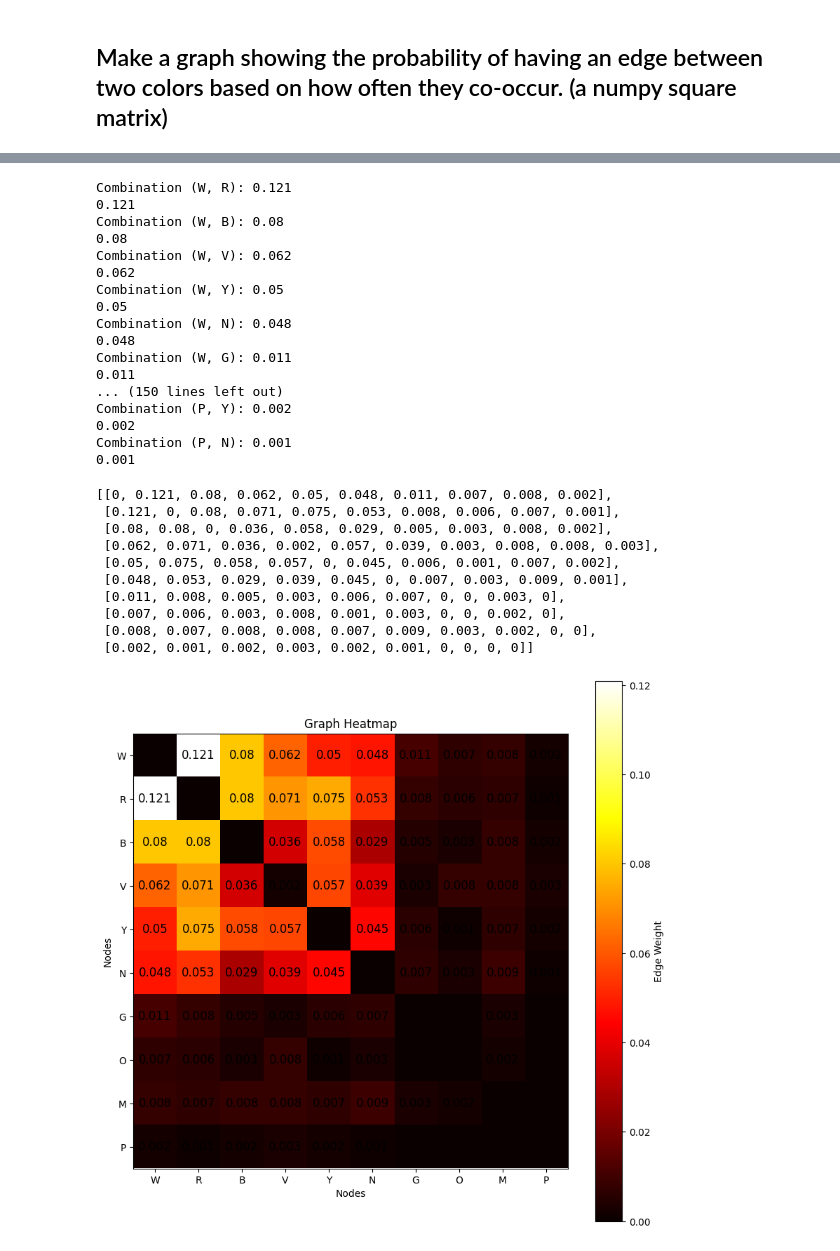
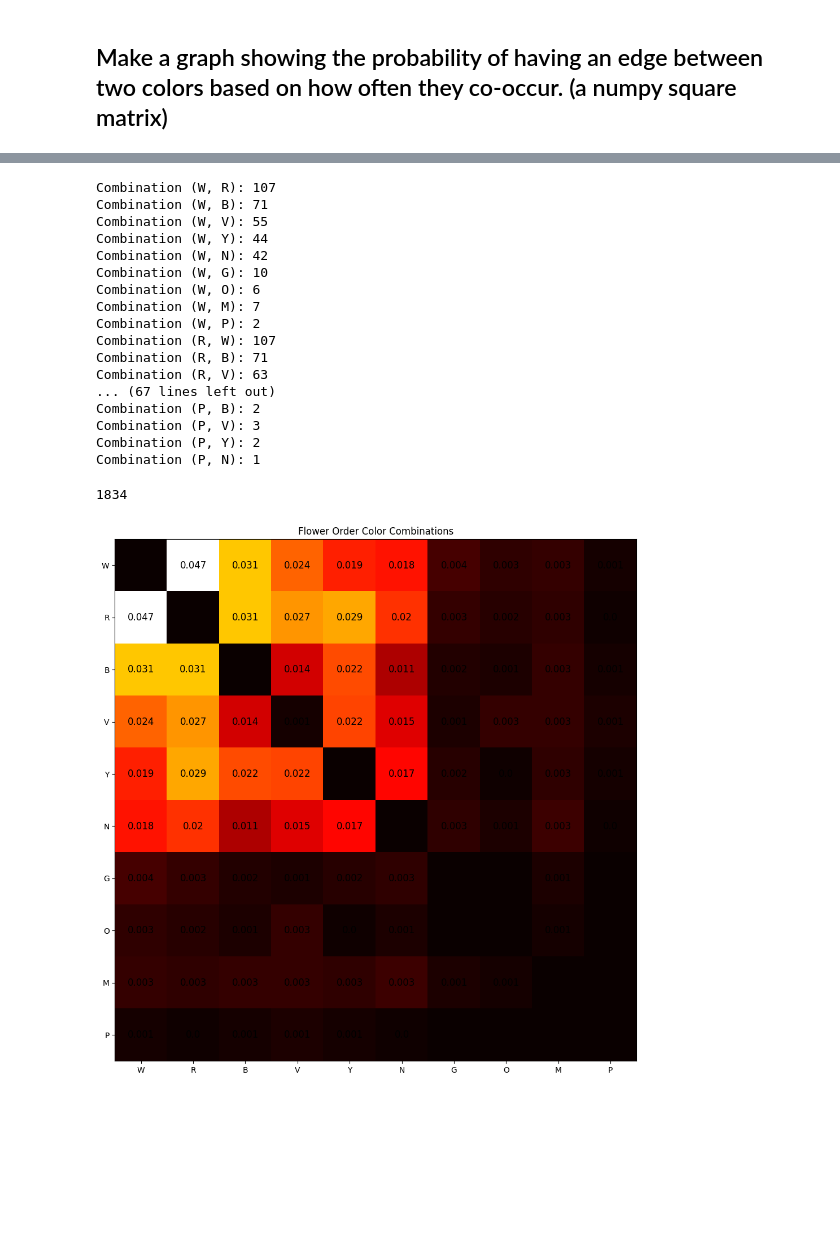
Before and after one commit to KendallScott/ML2, a Jupyter notebook: Scott_Kendall_HW1.ipynb, the cells around one changed output, grey strips where cells are left out. Drawn from its saved outputs; the diff is of its cells as text; code cells hidden in the pictures; blank space fills up the shorter version.

```diff
--- a/Scott_Kendall_HW1.ipynb
+++ b/Scott_Kendall_HW1.ipynb
@@ -504,3 +657,12 @@ for x in flower_orders:
 print(Counter(list(pairs)))
 # %% [output]
 Counter({('W', 'R', 'B'): 58, ('W', 'B', 'R'): 58, ('R', 'W', 'B'): 58, ('R', 'B', 'W'): 58, ('B', 'W', 'R'): 58, ('B', 'R', 'W'): 58, ('W', 'R', 'V'): 42, ('W', 'V', 'R'): 42, ('R', 'W', 'V'): 42, (' ...
+# %%
+count_to_dict = Counter(list(pairs))
+count_to_dict
+
+for x in count_to_dict:
+    key = x
+    value = count_to_dict[key]
+    print(key)
+    print(value)
@@ -566,73 +743,60 @@ for order in flower_orders:
         color1, color2 = pair
         index1, index2 = color_index[color1], color_index[color2]
         color_matrix[index1][index2] += 1
-divide_by = (len(pairs)*len(pairs))/2
 
 # Print the color matrix for each combination of colors
 for i in range(matrix_size):
     for j in range(matrix_size):
       if color_matrix[i][j]:
-        color_matrix[i][j] =np.round(color_matrix[i][j]/divide_by, 3)
+        color_matrix[i][j] =color_matrix[i][j]
+        color_matrix = np.array(color_matrix)
         print(f"Combination ({color_codes[i]}, {color_codes[j]}): {color_matrix[i][j]}")
 # %% [output]
-Combination (W, R): 0.121
-0.121
-Combination (W, B): 0.08
-0.08
-Combination (W, V): 0.062
-0.062
-Combination (W, Y): 0.05
-0.05
-Combination (W, N): 0.048
-0.048
-Combination (W, G): 0.011
-0.011
-... (150 lines left out)
-Combination (P, Y): 0.002
-0.002
-Combination (P, N): 0.001
-0.001
+Combination (W, R): 107
+Combination (W, B): 71
+Combination (W, V): 55
+Combination (W, Y): 44
+Combination (W, N): 42
+Combination (W, G): 10
+Combination (W, O): 6
+Combination (W, M): 7
+Combination (W, P): 2
+Combination (R, W): 107
+Combination (R, B): 71
+Combination (R, V): 63
+... (67 lines left out)
+Combination (P, B): 2
+Combination (P, V): 3
+Combination (P, Y): 2
+Combination (P, N): 1
-# %%
-color_matrix
-# %% [output]
-[[0, 0.121, 0.08, 0.062, 0.05, 0.048, 0.011, 0.007, 0.008, 0.002],
- [0.121, 0, 0.08, 0.071, 0.075, 0.053, 0.008, 0.006, 0.007, 0.001],
- [0.08, 0.08, 0, 0.036, 0.058, 0.029, 0.005, 0.003, 0.008, 0.002],
- [0.062, 0.071, 0.036, 0.002, 0.057, 0.039, 0.003, 0.008, 0.008, 0.003],
- [0.05, 0.075, 0.058, 0.057, 0, 0.045, 0.006, 0.001, 0.007, 0.002],
- [0.048, 0.053, 0.029, 0.039, 0.045, 0, 0.007, 0.003, 0.009, 0.001],
- [0.011, 0.008, 0.005, 0.003, 0.006, 0.007, 0, 0, 0.003, 0],
- [0.007, 0.006, 0.003, 0.008, 0.001, 0.003, 0, 0, 0.002, 0],
- [0.008, 0.007, 0.008, 0.008, 0.007, 0.009, 0.003, 0.002, 0, 0],
- [0.002, 0.001, 0.002, 0.003, 0.002, 0.001, 0, 0, 0, 0]]
+# %%
+sum(sum(color_matrix))
+divide_by = 1834
+# %% [output]
+1834
 # %%
 # Create labels for rows and columns
 row_labels = color_codes
 col_labels = color_codes
 # Create a heatmap
-plt.figure(figsize = (10,10))
+plt.figure(figsize = (12,12))
 
 plt.imshow(color_matrix, cmap='hot', interpolation='nearest', origin='upper')
 
 # Add labels to nodes
 n = len(color_matrix)
 for i in range(n):
     for j in range(n):
         if color_matrix[i][j]:
-            plt.text(j, i, str(color_matrix[i][j]), va='center', ha='center', color='black', fontsize=12)
+            plt.text(j, i, str(np.round(color_matrix[i][j]/divide_by, 3)), va='center', ha='center', color='black', fontsize=12)
 
 # Add row and column labels
 plt.xticks(range(n), col_labels)
 plt.yticks(range(n), row_labels)
 
-# Add colorbar
-cbar = plt.colorbar()
-cbar.set_label('Edge Weight')
+# Show the heatmap
+plt.title('Flower Order Color Combinations')
 
-# Show the heatmap
-plt.title('Graph Heatmap')
-plt.xlabel('Nodes')
-plt.ylabel('Nodes')
 plt.show()
 # %% [output]
-[figure, old version]
+[figure, new version]
```
Also changed, not shown: parts of 75 cells of this notebook.
